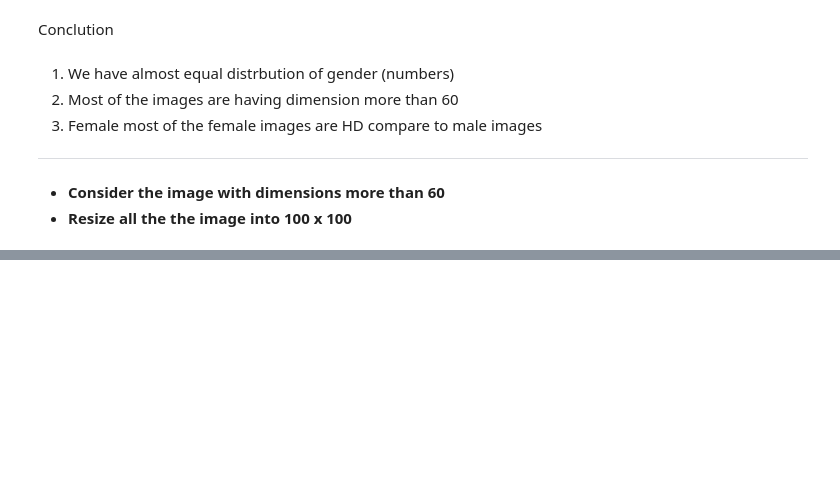
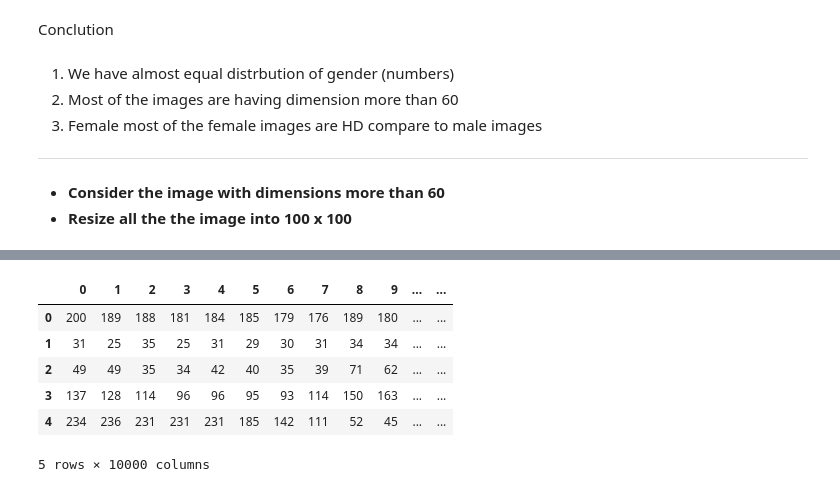
Before and after one commit to AmiruHoradagoda/FaceRecognitionApp, a Jupyter notebook: train_faceRecognition/02_FRM_data_preprocessing_EDA.ipynb, the cells around one changed output, grey strips where cells are left out. Saved outputs shown, nothing was run; the diff lists cells and outputs as text; code cells hidden in the pictures; blank space fills up the shorter version.

Commit message:
- Filter the image with dimensions more than 60 - Resize all the the image into 100 x 100

```diff
--- a/train_faceRecognition/02_FRM_data_preprocessing_EDA.ipynb
+++ b/train_faceRecognition/02_FRM_data_preprocessing_EDA.ipynb
@@ -98,3 +98,5 @@ Conclution
 
 - **Consider the image with dimensions more than 60**
 - **Resize all the the image into 100 x 100**
+# %%
+df_filter = df.query('dimmension > 60')
@@ -100,0 +116,19 @@ Conclution
+# %%
+def structuring(path):
+    try:
+        img = cv2.imread(path) #read the image
+        gray = cv2.cvtColor(img, cv2.COLOR_BGR2GRAY)#convert the image into gray scale
+        size = gray.shape[0] #get the size of the image
+        if size < 100:
+            #cv2.INTER_AREA is used to shrink the image
+            gray = cv2.resize(gray, (100,100), cv2.INTER_AREA) #resize the image
+        else:
+            #cv2.INTER_CUBIC is used to enlarge the image
+            gray = cv2.resize(gray, (100,100), cv2.INTER_CUBIC) #resize the image
+        #flatten the image (1 x 10000)
+        flattern_img = gray.flatten()
+        return flattern_img
+    except Exception as e:
+        print(e)
+# %%
+df_filter['data'] = df_filter['fullpath'].apply(structuring) #convert the image into 100 x 100
@@ -100,0 +150,12 @@ Conclution
+# %%
+data = df_filter['data'].apply(pd.Series)
+# %%
+data.head()
+# %% [output]
+|  | 0 | 1 | 2 | 3 | 4 | 5 | 6 | 7 | 8 | 9 | ... | ... |
+| 0 | 200 | 189 | 188 | 181 | 184 | 185 | 179 | 176 | 189 | 180 | ... | ... |
+| 1 | 31 | 25 | 35 | 25 | 31 | 29 | 30 | 31 | 34 | 34 | ... | ... |
+| 2 | 49 | 49 | 35 | 34 | 42 | 40 | 35 | 39 | 71 | 62 | ... | ... |
+| 3 | 137 | 128 | 114 | 96 | 96 | 95 | 93 | 114 | 150 | 163 | ... | ... |
+| 4 | 234 | 236 | 231 | 231 | 231 | 185 | 142 | 111 | 52 | 45 | ... | ... |
+5 rows × 10000 columns
```
Also changed, not shown: parts of 7 cells of this notebook.
